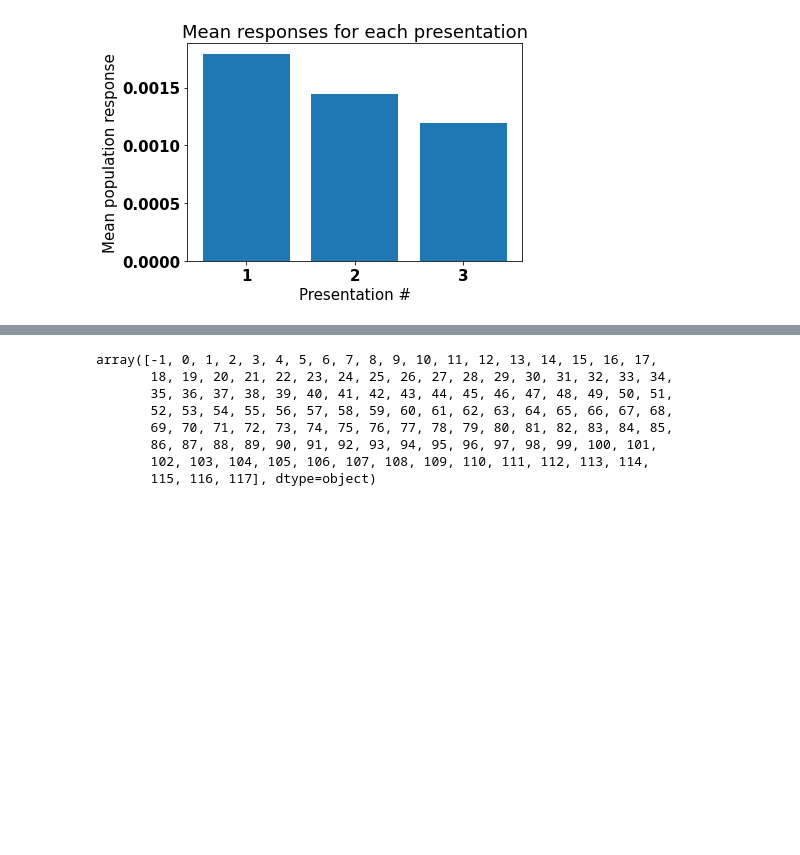
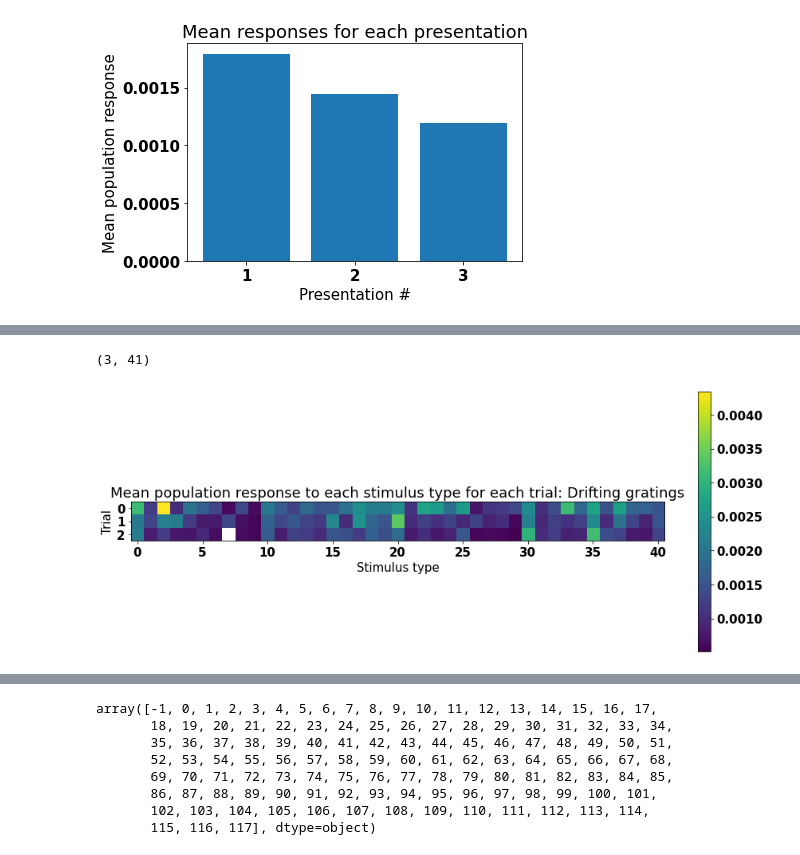
Before and after one commit to naomi-martin/swdb-representational-drift, a Jupyter notebook: code/mean_responses.ipynb, the cells around one changed output, grey strips where cells are left out. Saved outputs shown, nothing was run; the diff lists cells and outputs as text; code cells hidden in the pictures; blank space fills up the shorter version.

```diff
--- a/code/mean_responses.ipynb
+++ b/code/mean_responses.ipynb
@@ -236,0 +190,29 @@ plt.show()
+# %%
+# Create dataframe with response matrix for each stimulus ID
+dg1_responses_by_stimulus = responses_per_stimulus(dg1, response1)
+dg2_responses_by_stimulus = responses_per_stimulus(dg2, response2)
+dg3_responses_by_stimulus = responses_per_stimulus(dg3, response3)
+
+# Merge dataframes
+responses_by_stimulus = pd.merge(dg1_responses_by_stimulus, dg2_responses_by_stimulus, on="stim_id", how="outer")
+responses_by_stimulus = pd.merge(responses_by_stimulus, dg3_responses_by_stimulus, on="stim_id", how="outer")
+responses_by_stimulus = responses_by_stimulus.rename(columns={"response_matrix_x": "response_matrix1", "response_matrix_y": "response_matrix2", "response_matrix": "response_matrix3"})
+# %%
+# Calculate mean responses for each stimulus
+means = pd.DataFrame(columns=["stim_id", "mean1", "mean2", "mean3"])
+
+index=0
+for stim_id in np.unique(responses_by_stimulus.stim_id):
+    matrix1 = responses_by_stimulus[responses_by_stimulus.stim_id==stim_id].response_matrix1[index]
+    matrix2 = responses_by_stimulus[responses_by_stimulus.stim_id==stim_id].response_matrix2[index]
+    matrix3 = responses_by_stimulus[responses_by_stimulus.stim_id==stim_id].response_matrix3[index]
+
+    mean1 = np.nanmean(matrix1)
+    mean2 = np.nanmean(matrix2)
+    mean3 = np.nanmean(matrix3)
+
+    means.loc[len(means)] = [stim_id, mean1, mean2, mean3]
+    index+=1
+# %%
+heatmap_array_dg = np.asarray((list(means.mean1), list(means.mean2), list(means.mean3)))
+#norm_heatmap_array_dg = preprocessing.normalize(heatmap_array_dg[~np.isnan(heatmap_array_dg)])
@@ -236,0 +239,17 @@ plt.show()
+# %%
+heatmap_array_dg.shape
+# %% [output]
+(3, 41)
+# %%
+fig, ax = plt.subplots(figsize = (15,6))
+im = ax.imshow(heatmap_array_dg)
+fig.colorbar(im, ax=ax)
+ax.set_yticks([0,1,2])
+ax.set_ylabel("Trial")
+ax.set_xlabel("Stimulus type")
+ax.set_title("Mean population response to each stimulus type for each trial: Drifting gratings")
+plt.show()
+
+# Drifting gratings stimuli are sometimes shown more times in a session than other sessions
+# %% [output]
+[figure, added]
```
Also changed, not shown: parts of 43 cells of this notebook, 5 other files.
